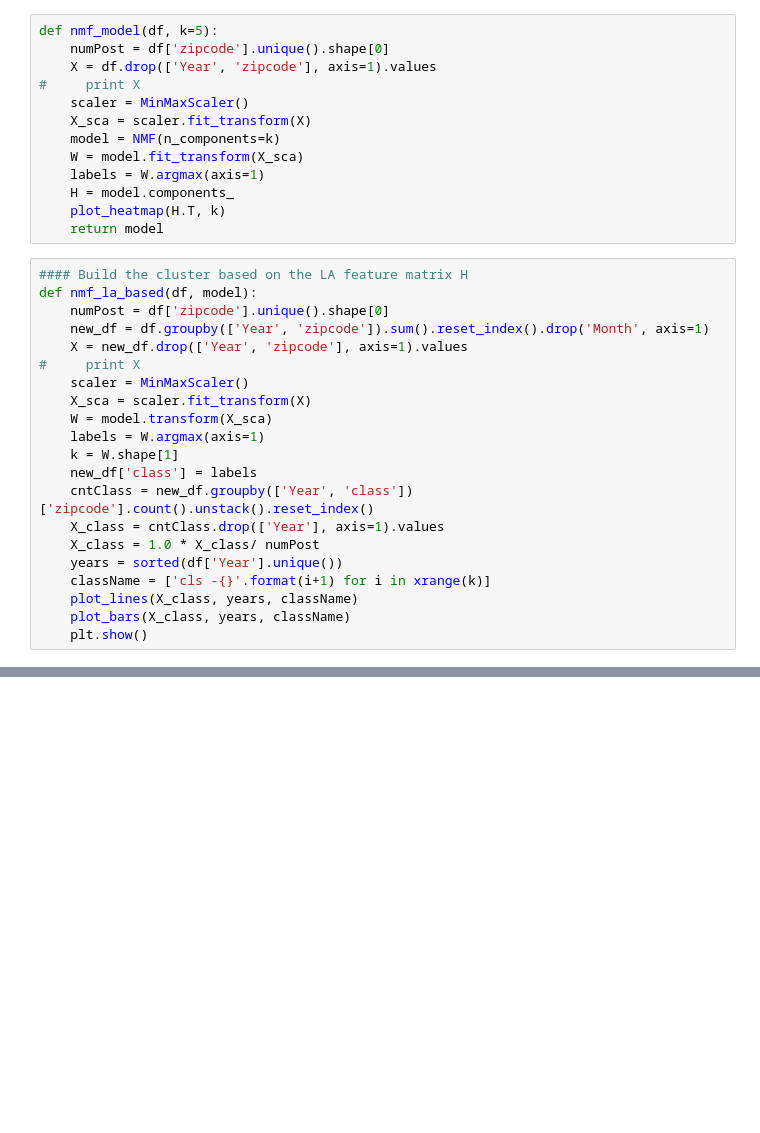
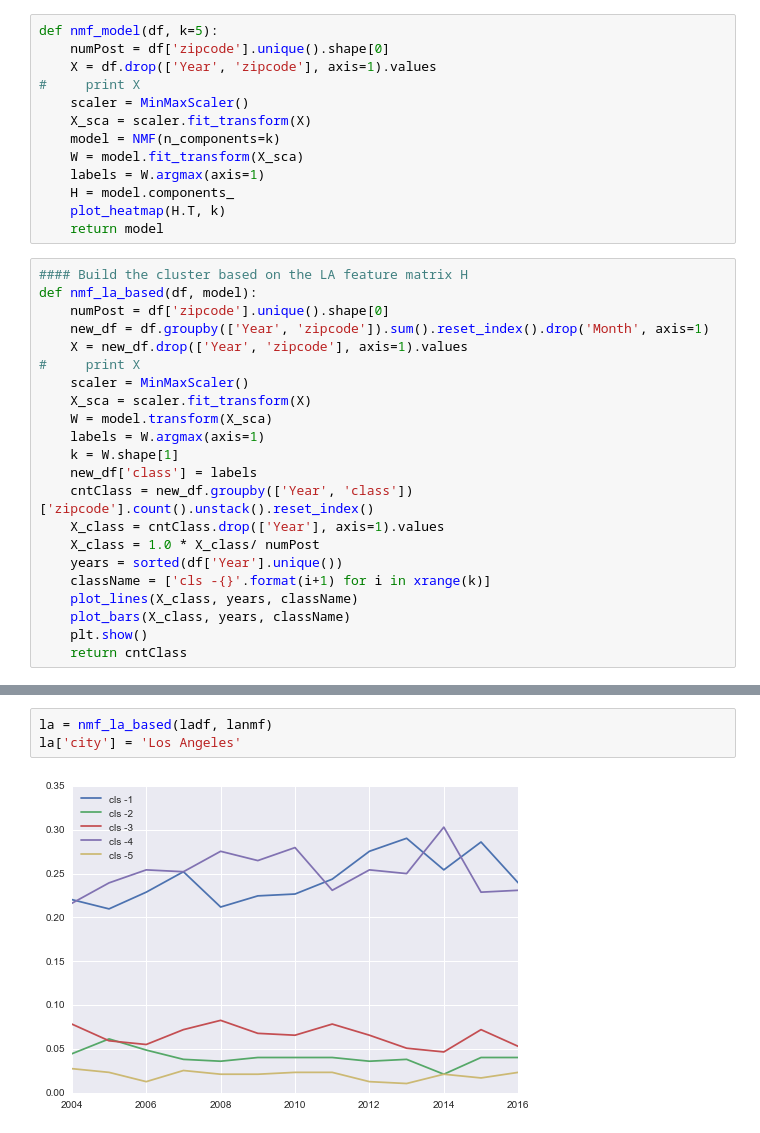
Before and after one commit to livenb/crime_prediction, a Jupyter notebook: compare_city.ipynb, the cells around one changed output, grey strips where cells are left out. Saved outputs shown, nothing was run; the diff lists cells and outputs as text; blank space fills up the shorter version.

```diff
--- a/compare_city.ipynb
+++ b/compare_city.ipynb
@@ -275,3 +260,4 @@ def nmf_la_based(df, model):
     plot_lines(X_class, years, className)
     plot_bars(X_class, years, className)
     plt.show()
+    return cntClass
@@ -297,0 +297,5 @@ nmf_la_based(louisdf, lanmf)
+# %%
+la = nmf_la_based(ladf, lanmf)
+la['city'] = 'Los Angeles'
+# %% [output]
+[figure, added]
```
Also changed, not shown: parts of 28 cells of this notebook, 1 other file.
